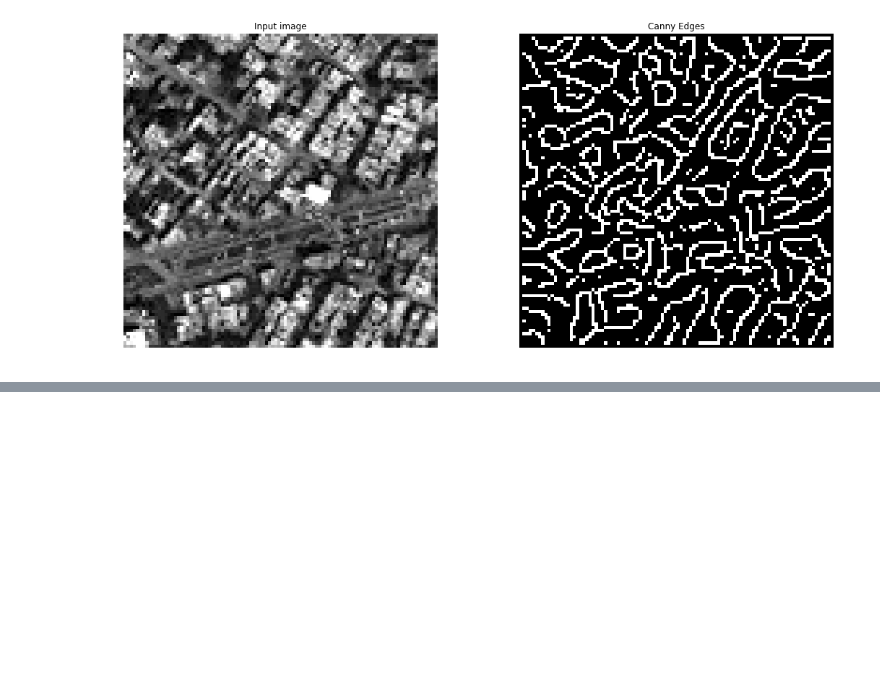
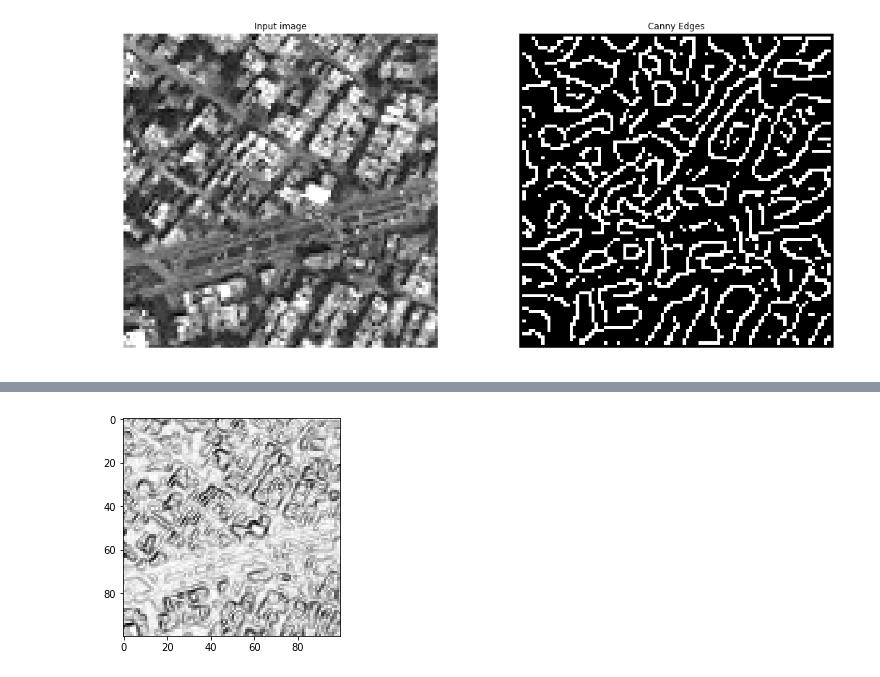
Before and after one commit to DynaSlum/satsense, a Jupyter notebook: Python/Notebooks/source_notebooks/canny-lines.ipynb, the cells around one changed output, grey strips where cells are left out. Saved outputs shown, nothing was run; the diff lists cells and outputs as text; code cells hidden in the pictures; blank space fills up the shorter version.

```diff
--- a/Python/Notebooks/source_notebooks/canny-lines.ipynb
+++ b/Python/Notebooks/source_notebooks/canny-lines.ipynb
@@ -68,0 +83,6 @@ plt.show()
+# %%
+fig, ax = plt.subplots()
+ax.imshow(-sobel, interpolation='none', cmap='gray')
+plt.show()
+# %% [output]
+[figure, added]
```
Also changed, not shown: parts of 9 cells of this notebook, 12 other files.
